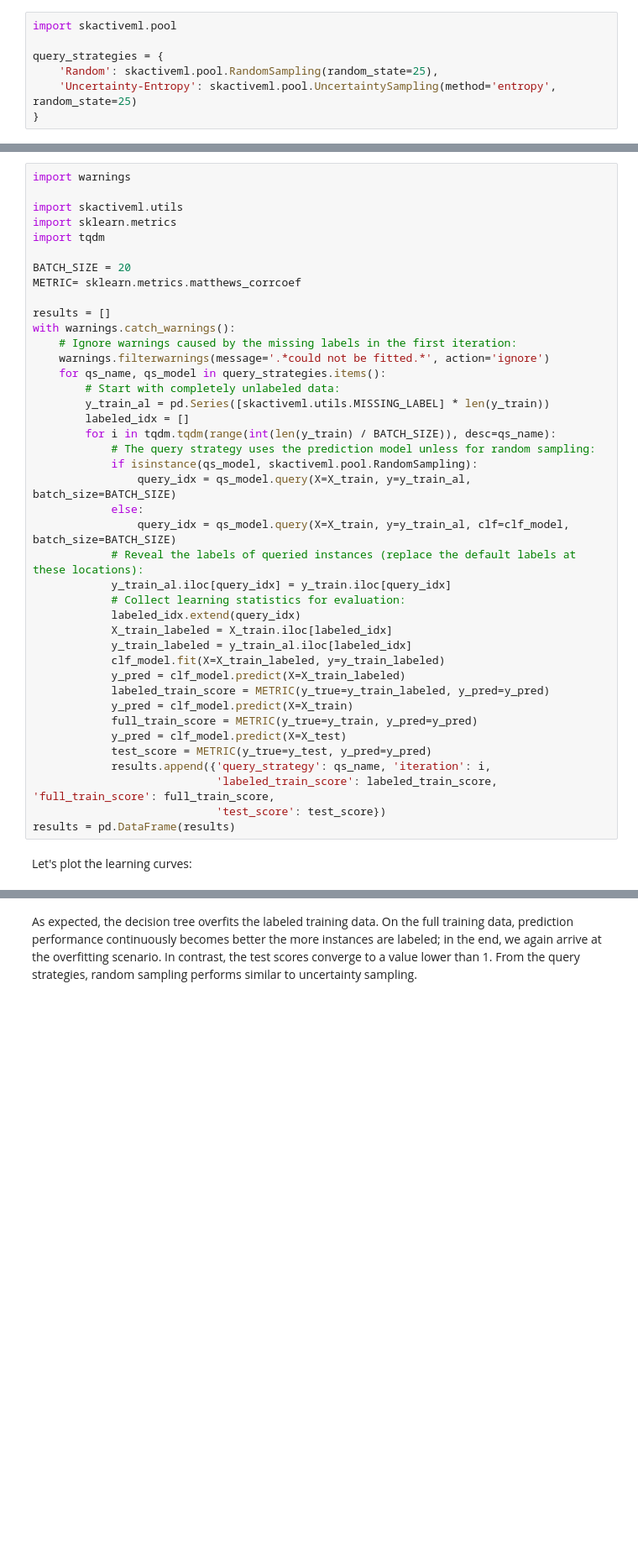
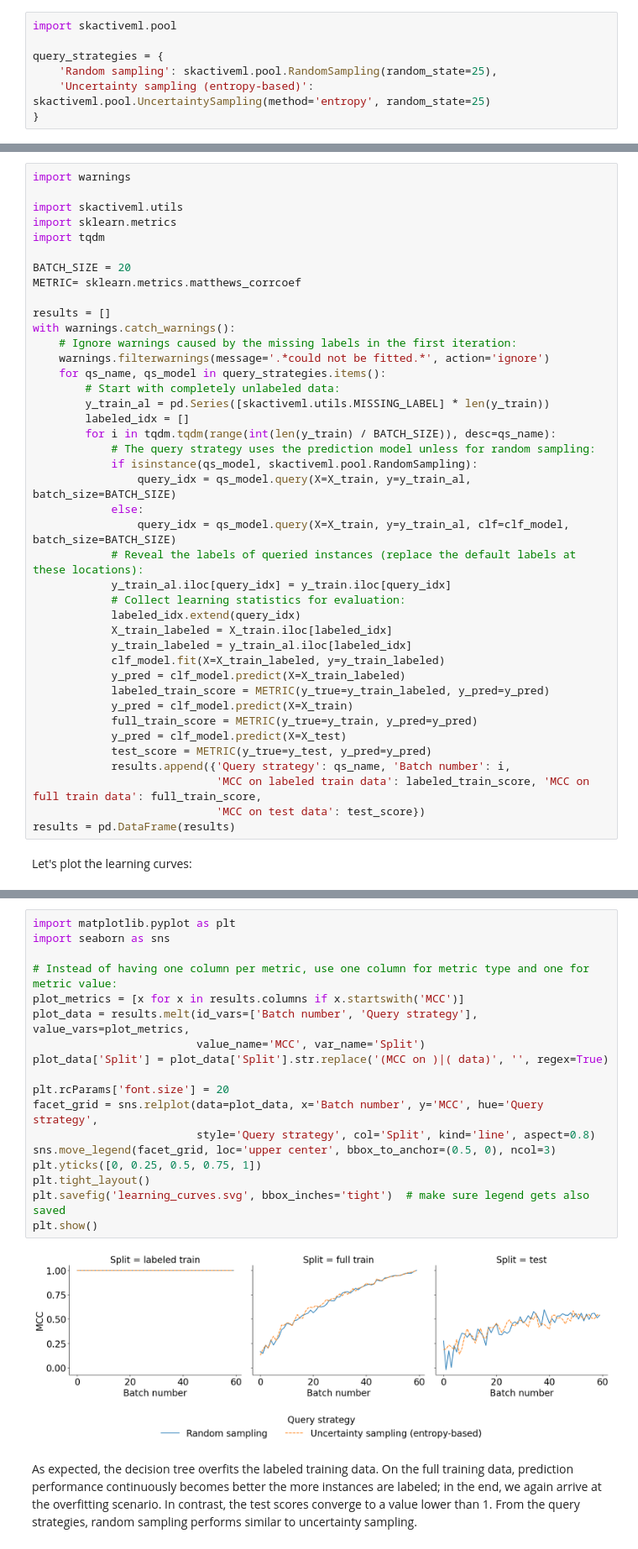
Before and after one commit to Jakob-Bach/DS-Lab-2023, a Jupyter notebook: Task_2a_Active_Learning_for_SAT_Solving/Active_Learning_Demo.ipynb, the cells around one changed output, grey strips where cells are left out. Shown: that part at 84% size. Saved outputs shown, nothing was run; the diff lists cells and outputs as text; blank space fills up the shorter version.

Commit message:
Improve one of the learning-curve plots for Task 2a (SAT)
- use facet grid instead of manually creating subplots
- improve labeling so figure can be used in a presentation

```diff
--- a/Task_2a_Active_Learning_for_SAT_Solving/Active_Learning_Demo.ipynb
+++ b/Task_2a_Active_Learning_for_SAT_Solving/Active_Learning_Demo.ipynb
@@ -38,8 +38,8 @@ The query strategy determines in which order the points are labeled.
 import skactiveml.pool
 
 query_strategies = {
-    'Random': skactiveml.pool.RandomSampling(random_state=25),
-    'Uncertainty-Entropy': skactiveml.pool.UncertaintySampling(method='entropy', random_state=25)
+    'Random sampling': skactiveml.pool.RandomSampling(random_state=25),
+    'Uncertainty sampling (entropy-based)': skactiveml.pool.UncertaintySampling(method='entropy', random_state=25)
 }
 # %% [markdown]
 We now run these two query strategies.
@@ -86,9 +86,9 @@ with warnings.catch_warnings():
             full_train_score = METRIC(y_true=y_train, y_pred=y_pred)
             y_pred = clf_model.predict(X=X_test)
             test_score = METRIC(y_true=y_test, y_pred=y_pred)
-            results.append({'query_strategy': qs_name, 'iteration': i,
-                            'labeled_train_score': labeled_train_score, 'full_train_score': full_train_score,
-                            'test_score': test_score})
+            results.append({'Query strategy': qs_name, 'Batch number': i,
+                            'MCC on labeled train data': labeled_train_score, 'MCC on full train data': full_train_score,
+                            'MCC on test data': test_score})
 results = pd.DataFrame(results)
 # %% [markdown]
 Let's plot the learning curves:
@@ -106,3 +95,23 @@ plt.show()
+# %%
+import matplotlib.pyplot as plt
+import seaborn as sns
+
+# Instead of having one column per metric, use one column for metric type and one for metric value:
+plot_metrics = [x for x in results.columns if x.startswith('MCC')]
+plot_data = results.melt(id_vars=['Batch number', 'Query strategy'], value_vars=plot_metrics,
+                         value_name='MCC', var_name='Split')
+plot_data['Split'] = plot_data['Split'].str.replace('(MCC on )|( data)', '', regex=True)
+
+plt.rcParams['font.size'] = 20
+facet_grid = sns.relplot(data=plot_data, x='Batch number', y='MCC', hue='Query strategy',
+                         style='Query strategy', col='Split', kind='line', aspect=0.8)
+sns.move_legend(facet_grid, loc='upper center', bbox_to_anchor=(0.5, 0), ncol=3)
+plt.yticks([0, 0.25, 0.5, 0.75, 1])
+plt.tight_layout()
+plt.savefig('learning_curves.svg', bbox_inches='tight')  # make sure legend gets also saved
+plt.show()
+# %% [output]
+[figure, added]
 # %% [markdown]
 As expected, the decision tree overfits the labeled training data.
 On the full training data, prediction performance continuously becomes better the more instances are labeled;
```
Also changed, not shown: parts of 1 cell of this notebook.
